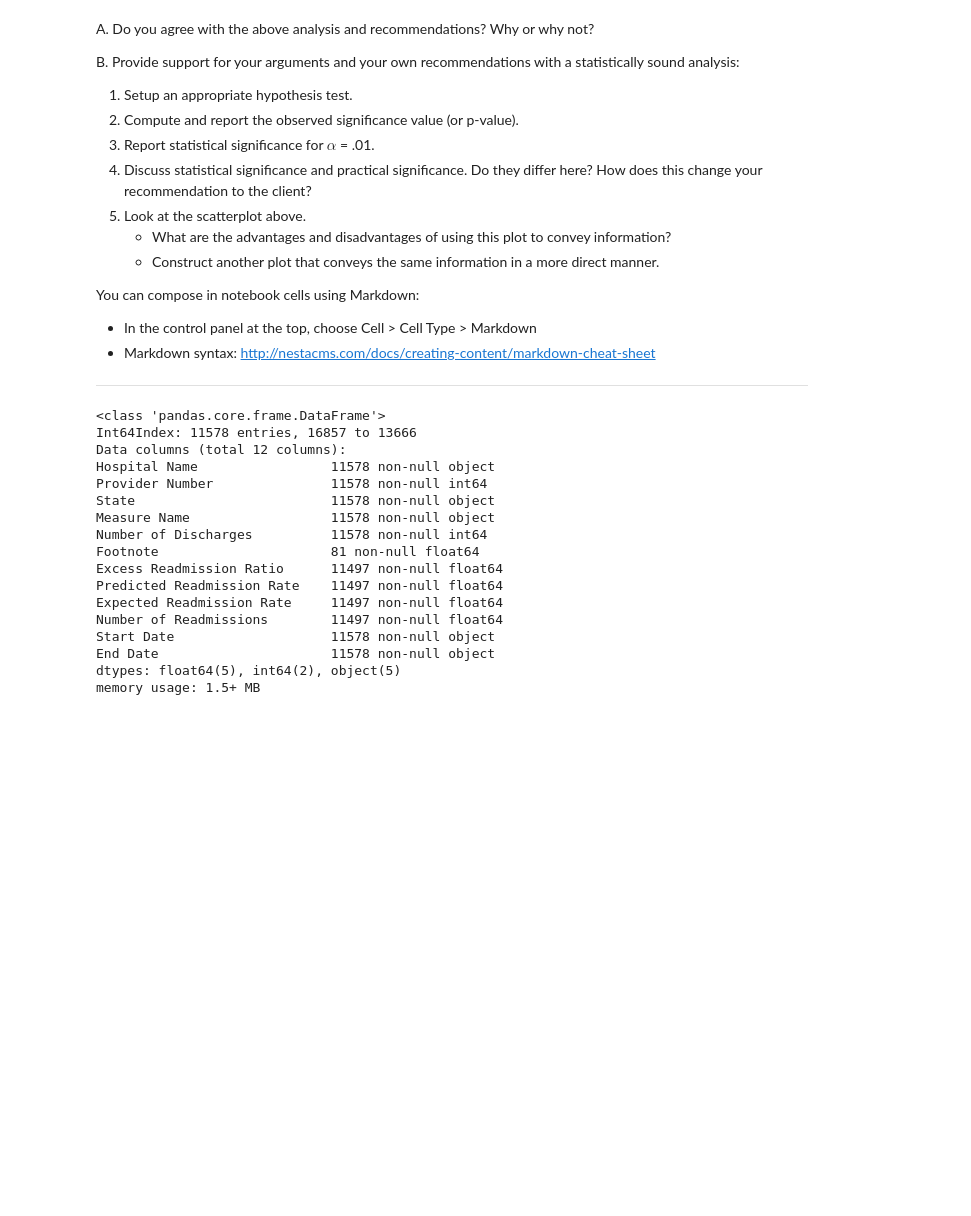
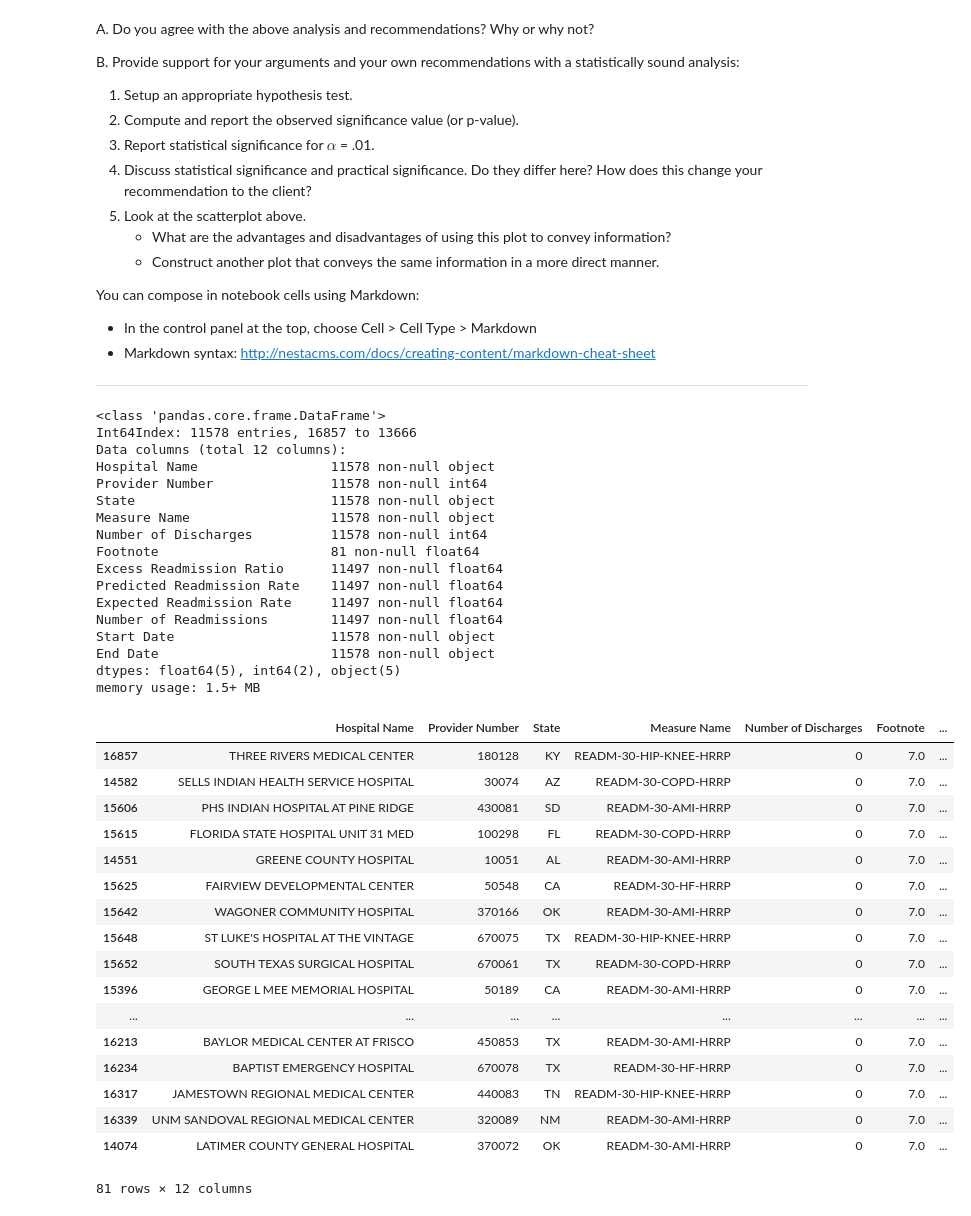
Before and after one commit to cindybbzou/SpringBoard, a Jupyter notebook: sliderule_dsi_inferential_statistics_exercise_3.ipynb, the cells around one changed output. Drawn from its saved outputs; the diff is of its cells as text; code cells hidden in the pictures; blank space fills up the shorter version.

```diff
--- a/sliderule_dsi_inferential_statistics_exercise_3.ipynb
+++ b/sliderule_dsi_inferential_statistics_exercise_3.ipynb
@@ -113,25 +113,42 @@ You can compose in notebook cells using Markdown:
 # %%
 # Your turn
 clean_hospital_read_df.info()
 clean_hospital_read_df.shape
 clean_hospital_read_df[clean_hospital_read_df['Expected Readmission Rate'].isnull()]
-y = clean_hospital_read_df['Excess Readmission Ratio'].fillna(0)
 # %% [output]
 <class 'pandas.core.frame.DataFrame'>
 Int64Index: 11578 entries, 16857 to 13666
 Data columns (total 12 columns):
 Hospital Name                 11578 non-null object
 Provider Number               11578 non-null int64
 State                         11578 non-null object
 Measure Name                  11578 non-null object
 Number of Discharges          11578 non-null int64
 Footnote                      81 non-null float64
 Excess Readmission Ratio      11497 non-null float64
 Predicted Readmission Rate    11497 non-null float64
 Expected Readmission Rate     11497 non-null float64
 Number of Readmissions        11497 non-null float64
 Start Date                    11578 non-null object
 End Date                      11578 non-null object
 dtypes: float64(5), int64(2), object(5)
 memory usage: 1.5+ MB
+|  | Hospital Name | Provider Number | State | Measure Name | Number of Discharges | Footnote | ... |
+| 16857 | THREE RIVERS MEDICAL CENTER | 180128 | KY | READM-30-HIP-KNEE-HRRP | 0 | 7.0 | ... |
+| 14582 | SELLS INDIAN HEALTH SERVICE HOSPITAL | 30074 | AZ | READM-30-COPD-HRRP | 0 | 7.0 | ... |
+| 15606 | PHS INDIAN HOSPITAL AT PINE RIDGE | 430081 | SD | READM-30-AMI-HRRP | 0 | 7.0 | ... |
+| 15615 | FLORIDA STATE HOSPITAL UNIT 31 MED | 100298 | FL | READM-30-COPD-HRRP | 0 | 7.0 | ... |
+| 14551 | GREENE COUNTY HOSPITAL | 10051 | AL | READM-30-AMI-HRRP | 0 | 7.0 | ... |
+| 15625 | FAIRVIEW DEVELOPMENTAL CENTER | 50548 | CA | READM-30-HF-HRRP | 0 | 7.0 | ... |
+| 15642 | WAGONER COMMUNITY HOSPITAL | 370166 | OK | READM-30-AMI-HRRP | 0 | 7.0 | ... |
+| 15648 | ST LUKE'S HOSPITAL AT THE VINTAGE | 670075 | TX | READM-30-HIP-KNEE-HRRP | 0 | 7.0 | ... |
+| 15652 | SOUTH TEXAS SURGICAL HOSPITAL | 670061 | TX | READM-30-COPD-HRRP | 0 | 7.0 | ... |
+| 15396 | GEORGE L MEE MEMORIAL HOSPITAL | 50189 | CA | READM-30-AMI-HRRP | 0 | 7.0 | ... |
+| ... | ... | ... | ... | ... | ... | ... | ... |
+| 16213 | BAYLOR MEDICAL CENTER AT FRISCO | 450853 | TX | READM-30-AMI-HRRP | 0 | 7.0 | ... |
+| 16234 | BAPTIST EMERGENCY HOSPITAL | 670078 | TX | READM-30-HF-HRRP | 0 | 7.0 | ... |
+| 16317 | JAMESTOWN REGIONAL MEDICAL CENTER | 440083 | TN | READM-30-HIP-KNEE-HRRP | 0 | 7.0 | ... |
+| 16339 | UNM SANDOVAL REGIONAL MEDICAL CENTER | 320089 | NM | READM-30-AMI-HRRP | 0 | 7.0 | ... |
+| 14074 | LATIMER COUNTY GENERAL HOSPITAL | 370072 | OK | READM-30-AMI-HRRP | 0 | 7.0 | ... |
+81 rows × 12 columns
 # %%
```
Also changed, not shown: parts of 7 cells of this notebook.
